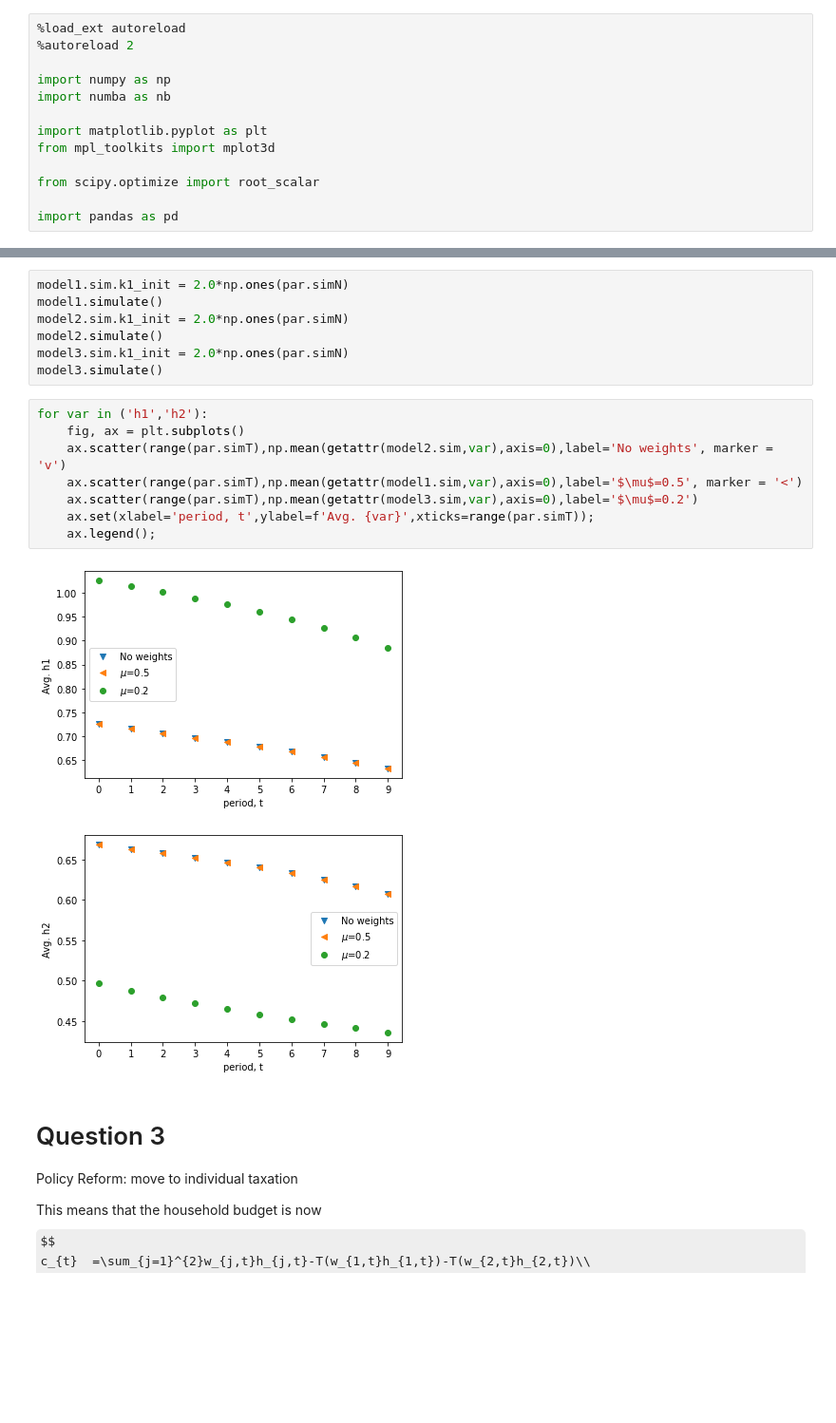
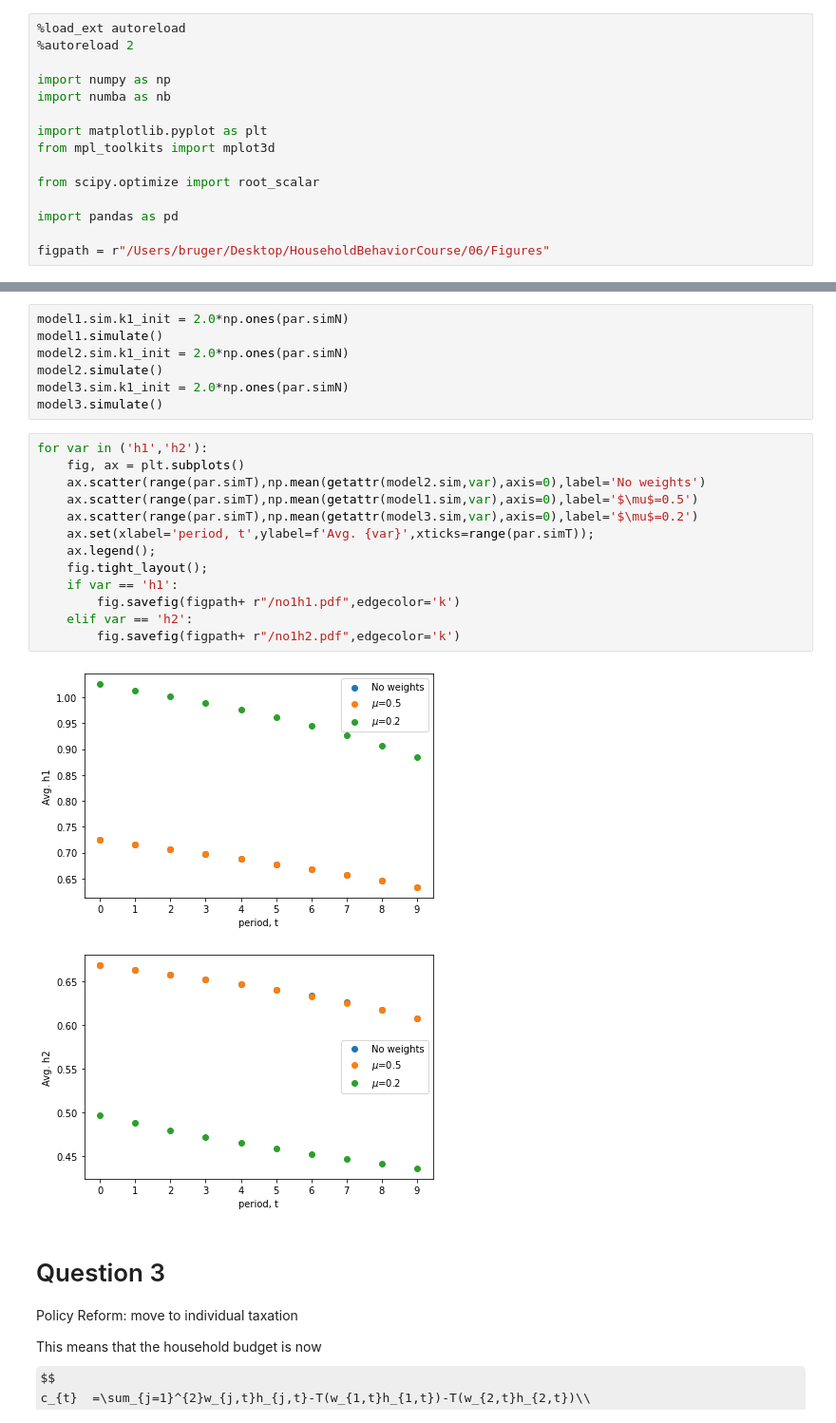
Before and after one commit to tpf512/Household_Assignment1, a Jupyter notebook: Assignment. (2).ipynb, the cells around one changed output, grey strips where cells are left out. Shown at 95% size. Drawn from its saved outputs; the diff is of its cells as text; some formulas as TeX source; blank space fills up the shorter version.

```diff
--- a/Assignment. (2).ipynb
+++ b/Assignment. (2).ipynb
@@ -50,6 +50,8 @@ from mpl_toolkits import mplot3d
 from scipy.optimize import root_scalar
 
 import pandas as pd
+
+figpath = r"/Users/bruger/Desktop/HouseholdBehaviorCourse/06/Figures"
 # %% [markdown]
 # Question 1
 # %%
@@ -79,14 +81,19 @@ model3.simulate()
 # %%
 for var in ('h1','h2'):
     fig, ax = plt.subplots()
-    ax.scatter(range(par.simT),np.mean(getattr(model2.sim,var),axis=0),label='No weights', marker = 'v')
-    ax.scatter(range(par.simT),np.mean(getattr(model1.sim,var),axis=0),label='$\mu$=0.5', marker = '<')
+    ax.scatter(range(par.simT),np.mean(getattr(model2.sim,var),axis=0),label='No weights')
+    ax.scatter(range(par.simT),np.mean(getattr(model1.sim,var),axis=0),label='$\mu$=0.5')
     ax.scatter(range(par.simT),np.mean(getattr(model3.sim,var),axis=0),label='$\mu$=0.2')
     ax.set(xlabel='period, t',ylabel=f'Avg. {var}',xticks=range(par.simT));
     ax.legend();
+    fig.tight_layout();
+    if var == 'h1':
+        fig.savefig(figpath+ r"/no1h1.pdf",edgecolor='k')
+    elif var == 'h2':
+        fig.savefig(figpath+ r"/no1h2.pdf",edgecolor='k')
 # %% [output]
-[figure, old version]
+[figure, new version]
-[figure, old version]
+[figure, new version]
 # %% [markdown]
 # Question 3
 
```
Also changed, not shown: parts of 25 cells of this notebook, 1 other file.
